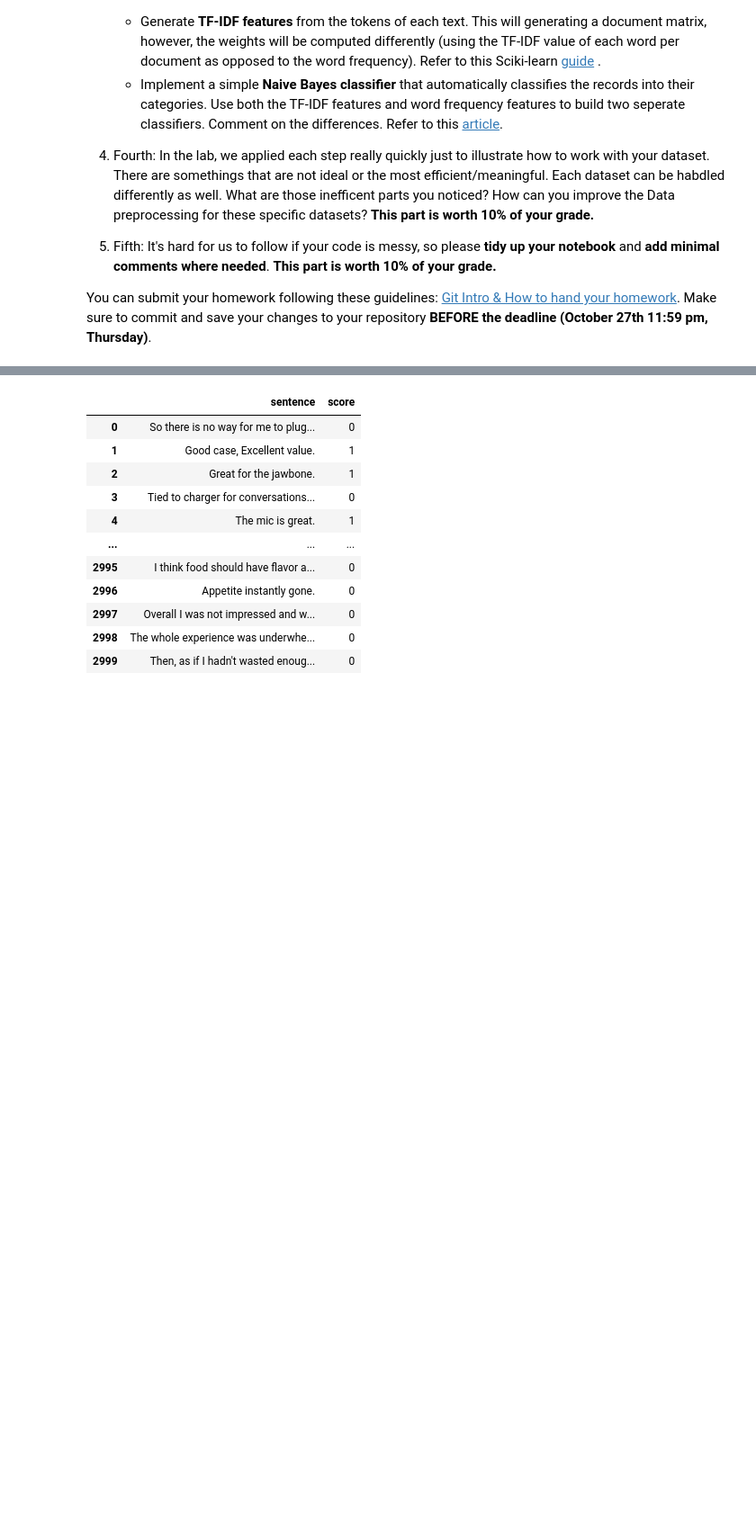
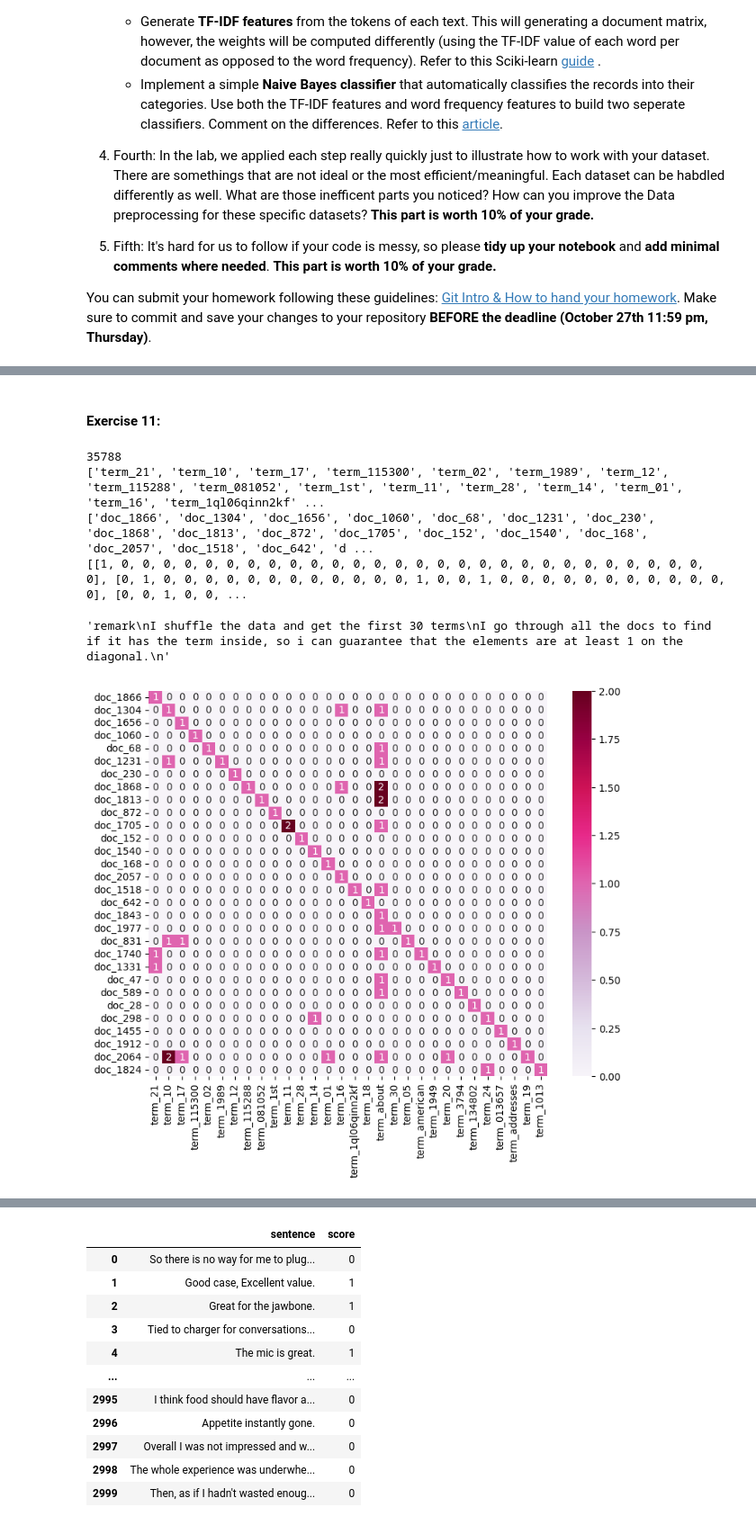
Before and after one commit to waylon620/DM2023-Lab1-Master, a Jupyter notebook: Homework/DM2023-Lab1-Homework.ipynb, the cells around one changed output, grey strips where cells are left out. Shown at 90% size. Drawn from its saved outputs; the diff is of its cells as text; code cells hidden in the pictures; blank space fills up the shorter version.

```diff
--- a/Homework/DM2023-Lab1-Homework.ipynb
+++ b/Homework/DM2023-Lab1-Homework.ipynb
@@ -33,0 +170,12 @@ You can submit your homework following these guidelines: [Git Intro & How to han
+# %%
+from sklearn.feature_extraction.text import CountVectorizer
+
+count_vect = CountVectorizer()
+X_counts = count_vect.fit_transform(X.text) #learn the vocabulary and return document-term matrix
+
+# Answer here
+cnt = 0
+for i in X_counts[4, 0:100].toarray()[0]:
+  if i!= 0:
+    print(count_vect.get_feature_names_out()[cnt])
+  cnt+=1
@@ -33,0 +185,68 @@ You can submit your homework following these guidelines: [Git Intro & How to han
+# %% [markdown]
+#### Exercise 11:
+# %%
+# Answer here
+# print(count_vect.get_feature_names_out().shape)
+# print(X_counts[0].shape)
+# print(type(X_counts),type(X.text.index),type(X))
+shuffled_indices = np.arange(100)
+np.random.seed(10)
+np.random.shuffle(shuffled_indices)
+shuffle_doc = np.arange(len(X.text.index))
+np.random.shuffle(shuffle_doc)
+shuffled_X_counts = X_counts[shuffled_indices]
+print(shuffled_X_counts[0].shape[1])
+# print(shuffle_doc)
+shuffled_feature_names = count_vect.get_feature_names_out()[shuffled_indices]
+cnt = 0
+t = []
+tt = []
+val = []
+for _ in range(30):
+    row = [0] * 30  # Create a row with 10 zeros
+    val.append(row)
+for i in range(30):
+  for j in range(shuffled_X_counts[0].shape[1]):
+    if shuffled_X_counts[i,j]!=0:
+      flag = 1
+      for _ in t:
+        if count_vect.get_feature_names_out()[j] == _ :
+          flag = 0
+          break
+      if flag :
+        t.append(count_vect.get_feature_names_out()[j])
+        tt.append(j)
+        break
+for i in range(30):
+  cnt = 0
+  for j in tt:
+    val[i][cnt] = X_counts[shuffled_indices[i],j]
+    cnt+=1
+# first thirty features only
+plot_x = ["term_"+str(i) for i in t[:30]]
+print(plot_x)
+plot_y = ["doc_"+ str(i) for i in shuffle_doc[:30]]
+print(plot_y)
+plot_z = val[:30][:30] #X_counts[how many documents, how many terms]
+# print(val[:30][:30])
+print(plot_z)
+import seaborn as sns
+
+df_todraw = pd.DataFrame(plot_z, columns = plot_x, index = plot_y)
+# display(df_todraw)
+plt.subplots(figsize=(9, 7))
+ax = sns.heatmap(df_todraw,
+                 cmap="PuRd",
+                 vmin=0, vmax=2, annot=True)
+
+'''remark
+I shuffle the data and get the first 30 terms
+I go through all the docs to find if it has the term inside, so i can guarantee that the elements are at least 1 on the diagonal.
+'''
+# %% [output]
+35788
+['term_21', 'term_10', 'term_17', 'term_115300', 'term_02', 'term_1989', 'term_12', 'term_115288', 'term_081052', 'term_1st', 'term_11', 'term_28', 'term_14', 'term_01', 'term_16', 'term_1ql06qinn2kf' ...
+['doc_1866', 'doc_1304', 'doc_1656', 'doc_1060', 'doc_68', 'doc_1231', 'doc_230', 'doc_1868', 'doc_1813', 'doc_872', 'doc_1705', 'doc_152', 'doc_1540', 'doc_168', 'doc_2057', 'doc_1518', 'doc_642', 'd ...
+[[1, 0, 0, 0, 0, 0, 0, 0, 0, 0, 0, 0, 0, 0, 0, 0, 0, 0, 0, 0, 0, 0, 0, 0, 0, 0, 0, 0, 0, 0], [0, 1, 0, 0, 0, 0, 0, 0, 0, 0, 0, 0, 0, 0, 1, 0, 0, 1, 0, 0, 0, 0, 0, 0, 0, 0, 0, 0, 0, 0], [0, 0, 1, 0, 0, ...
+'remark\nI shuffle the data and get the first 30 terms\nI go through all the docs to find if it has the term inside, so i can guarantee that the elements are at least 1 on the diagonal.\n'
+[figure, added]
```
Also changed, not shown: parts of 29 cells of this notebook, 1 other file.
